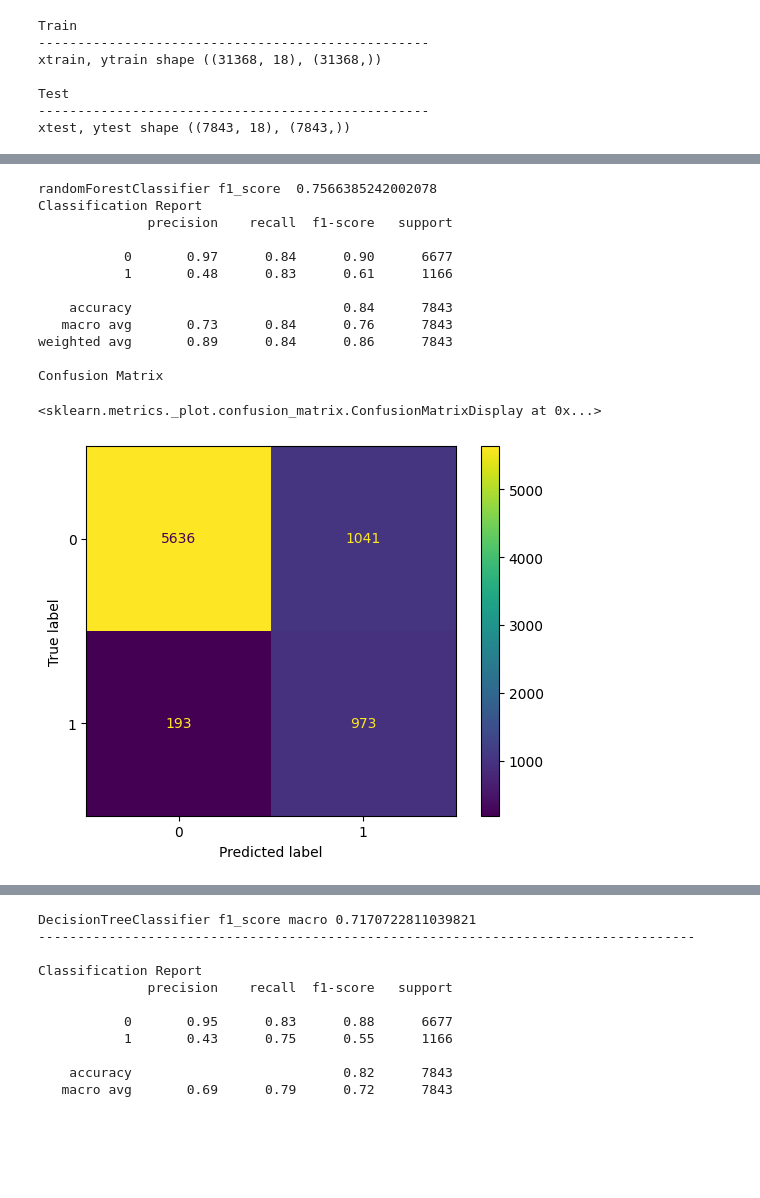
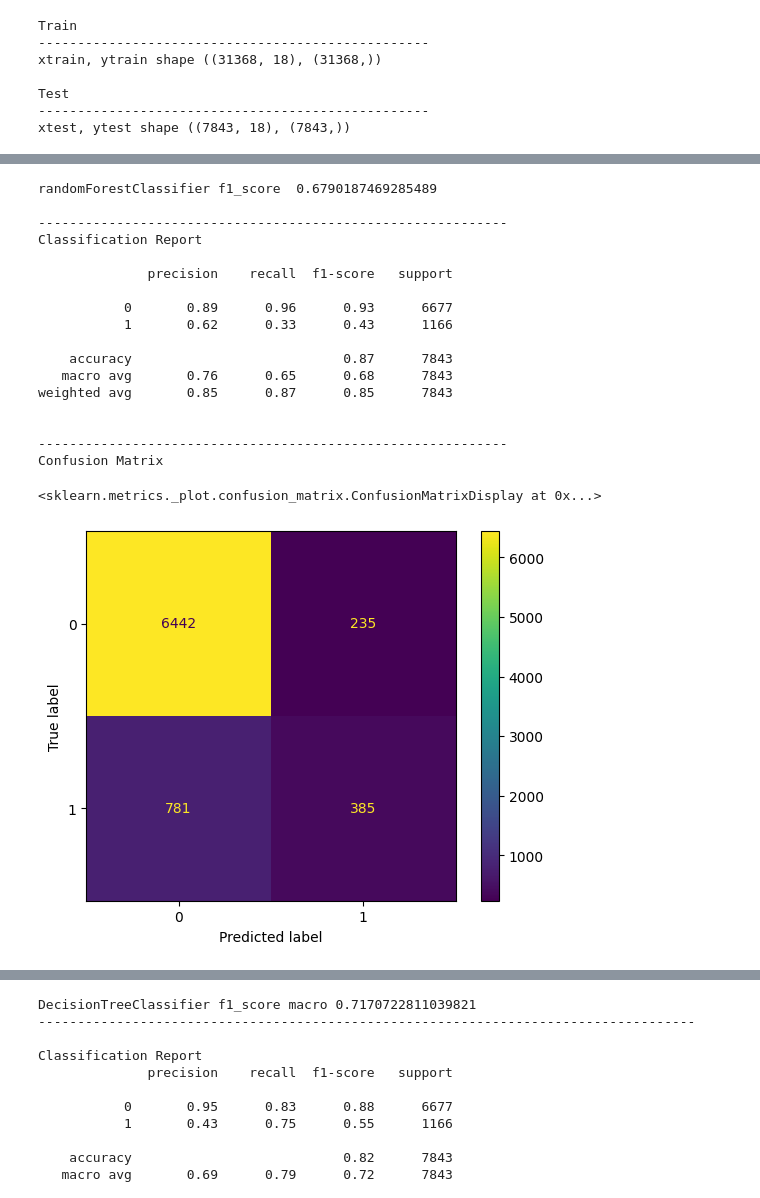
Before and after one commit to linisha04/Predict-the-Success-of-Bank-telemarketing, a Jupyter notebook: liniiiii.ipynb, the cells around one changed output, grey strips where cells are left out. Drawn from its saved outputs; the diff is of its cells as text; code cells hidden in the pictures; blank space fills up the shorter version.

```diff
--- a/liniiiii.ipynb
+++ b/liniiiii.ipynb
@@ -953,35 +998,49 @@ smote= SMOTETomek( random_state=42,sampling_strategy='minority')
 # %%
 
-rf=RandomForestClassifier(random_state=1 , n_estimators=100, max_depth=10 , min_samples_split=3 , min_samples_leaf=3 , class_weight='balanced')
+# rf=RandomForestClassifier(random_state=1 , n_estimators=100, max_depth=10 , min_samples_split=3 , min_samples_leaf=3 , class_weight='balanced')
+
+rf=RandomForestClassifier(random_state=1 , n_estimators=100 , class_weight='balanced')
+
 randomForestClassifier=Pipeline([('col_transformer',col_transformer),('randomForest',rf)])
 
 randomForestClassifier.fit(xtrain, ytrain)
 
 ypredicted_rf=randomForestClassifier.predict(xtest)
 
 
 
 print(   'randomForestClassifier f1_score '  ,     f1_score(ytest, ypredicted_rf  , average='macro')    )
 
+print('')
+print('------------------------------------------------------------')
+
 print('Classification Report')
-
+print('')
 print(classification_report(ytest ,ypredicted_rf))
 
+print('')
+print('------------------------------------------------------------')
+
 print('Confusion Matrix')
-
+print('')
 ConfusionMatrixDisplay.from_estimator(randomForestClassifier,xtest,ytest)
 # %% [output]
-randomForestClassifier f1_score  0.7566385242002078
+randomForestClassifier f1_score  0.6790187469285489
+
+------------------------------------------------------------
 Classification Report
+
               precision    recall  f1-score   support
 
-           0       0.97      0.84      0.90      6677
-           1       0.48      0.83      0.61      1166
+           0       0.89      0.96      0.93      6677
+           1       0.62      0.33      0.43      1166
 
-    accuracy                           0.84      7843
-   macro avg       0.73      0.84      0.76      7843
-weighted avg       0.89      0.84      0.86      7843
+    accuracy                           0.87      7843
+   macro avg       0.76      0.65      0.68      7843
+weighted avg       0.85      0.87      0.85      7843
 
+
+------------------------------------------------------------
 Confusion Matrix
 <sklearn.metrics._plot.confusion_matrix.ConfusionMatrixDisplay at 0x...>
-[figure, old version]
+[figure, new version]
```
Also changed, not shown: parts of 57 cells of this notebook.
